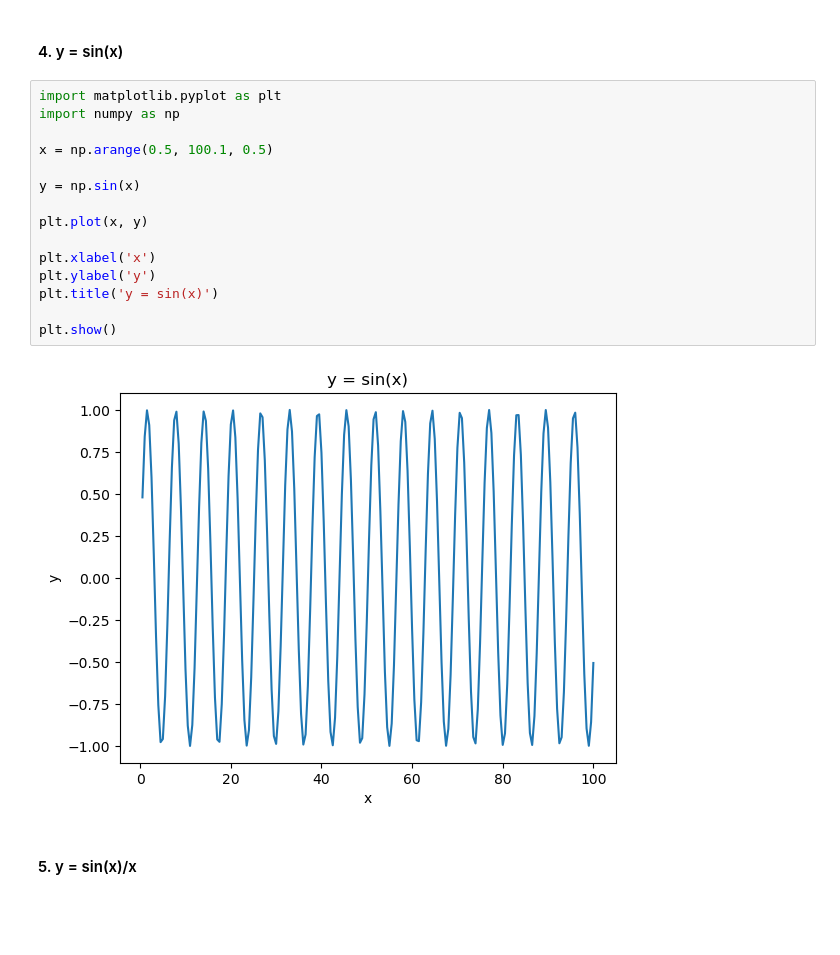
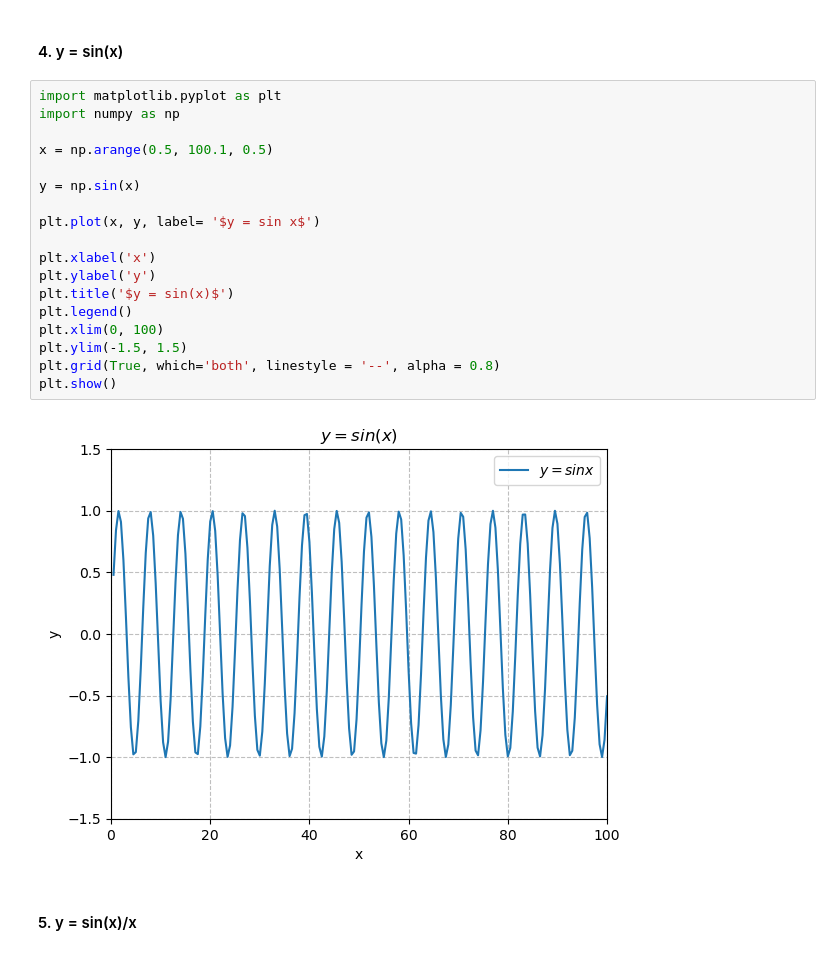
Before and after one commit to BiswajitRakshit/Assignments, a Jupyter notebook: PreRequisite.ipynb, the cells around one changed output. Cells and saved outputs as stored; diff of their text form; blank space fills up the shorter version.

```diff
--- a/PreRequisite.ipynb
+++ b/PreRequisite.ipynb
@@ -388,20 +388,23 @@ plt.show()
 # %%
 import matplotlib.pyplot as plt
 import numpy as np
 
 x = np.arange(0.5, 100.1, 0.5)
 
 y = np.sin(x)
 
-plt.plot(x, y)
+plt.plot(x, y, label= '$y = sin x$')
 
 plt.xlabel('x')
 plt.ylabel('y')
-plt.title('y = sin(x)')
-
+plt.title('$y = sin(x)$')
+plt.legend()
+plt.xlim(0, 100)
+plt.ylim(-1.5, 1.5)
+plt.grid(True, which='both', linestyle = '--', alpha = 0.8)
 plt.show()
 # %% [output]
-[figure, old version]
+[figure, new version]
 # %% [markdown]
 #### 5. y = sin(x)/x
 # %%
```
Also changed, not shown: parts of 4 cells of this notebook.
